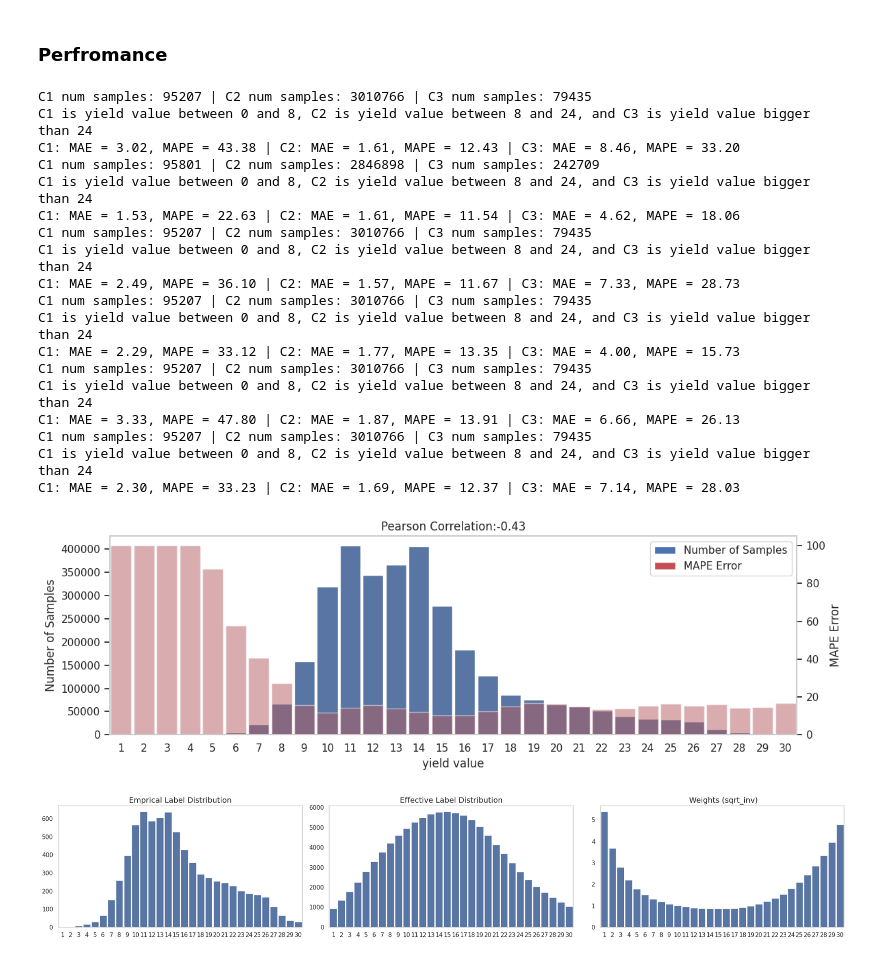
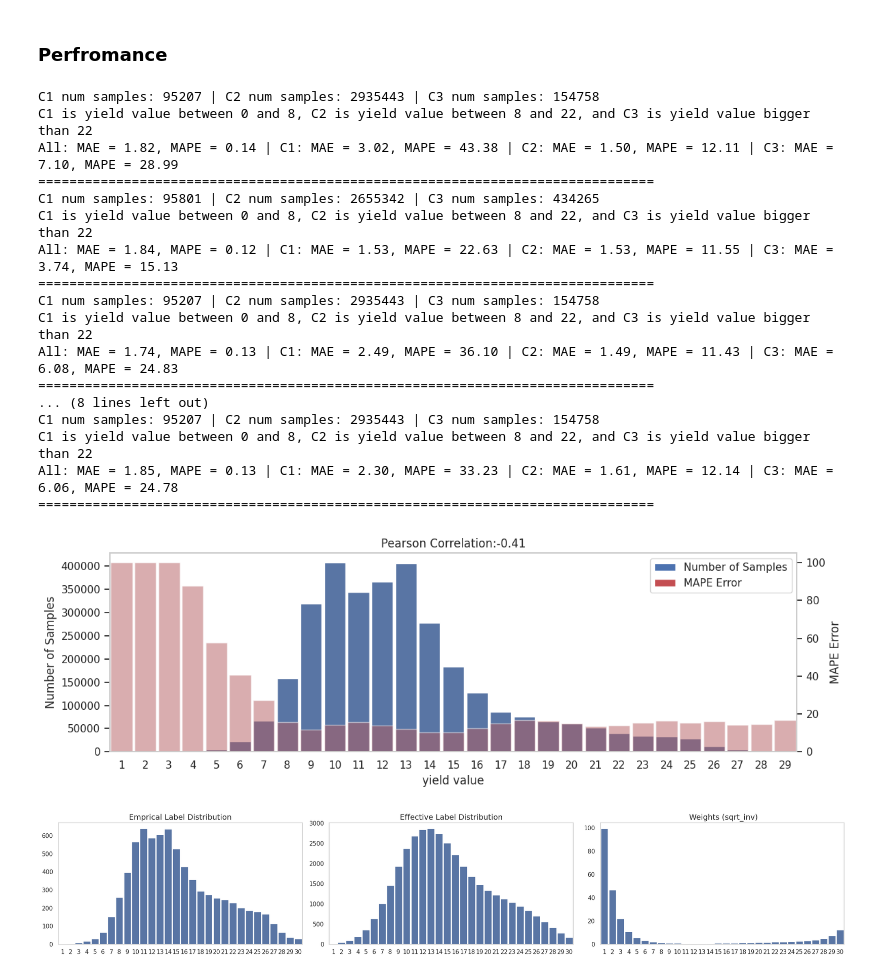
Before and after one commit to plant-ai-biophysics-lab/imbalance_deep_regression_yield_forecasting, a Jupyter notebook: Inference/DataLevel.ipynb, the cells around one changed output. Drawn from its saved outputs; the diff is of its cells as text; code cells hidden in the pictures.

```diff
--- a/Inference/DataLevel.ipynb
+++ b/Inference/DataLevel.ipynb
@@ -100,38 +100,40 @@ RGB_test_LDS_inv         = pd.read_csv('/data2/hkaman/Imbalance/EXPs/EXP_005_001
 RGB_test_LDS_inv_20_6    = pd.read_csv('/data2/hkaman/Imbalance/EXPs/EXP_006_001_05_RGB_LDSinv_20_6/006_001_05_RGB_LDSinv_20_6_test.csv',  index_col=0)
 RGB_test_LDS_sqinv_20_6    = pd.read_csv('/data2/hkaman/Imbalance/EXPs/EXP_007_001_05_RGB_LDS_sqinv_20_6/007_001_05_RGB_LDS_sqinv_20_6_test.csv',  index_col=0)
 # %%
-RGB_test_cost_vanilla_Output   = Inference.eval_on_three_main_label_range_pred(RGB_test_cost_vanilla, th1 = 8, th2 = 24)
-RGB_test_cost_sensitiv_Output  = Inference.eval_on_three_main_label_range_pred(RGB_test_cost_sensitive, th1 = 8, th2 = 24)
-RGB_test_LDS_sqinv_Output      = Inference.eval_on_three_main_label_range_pred(RGB_test_LDS_sqinv, th1 = 8, th2 = 24)
-RGB_test_LDS_inv_Output        = Inference.eval_on_three_main_label_range_pred(RGB_test_LDS_inv, th1 = 8, th2 = 24)
-RGB_test_LDS_inv_20_6_Output   = Inference.eval_on_three_main_label_range_pred(RGB_test_LDS_inv_20_6, th1 = 8, th2 = 24)
-RGB_test_LDS_sqinv_20_6_Output = Inference.eval_on_three_main_label_range_pred(RGB_test_LDS_sqinv_20_6, th1 = 8, th2 = 24)
+RGB_test_cost_vanilla_Output   = Inference.eval_on_three_main_label_range_pred(RGB_test_cost_vanilla, th1 = 8, th2 = 22)
+RGB_test_cost_sensitiv_Output  = Inference.eval_on_three_main_label_range_pred(RGB_test_cost_sensitive, th1 = 8, th2 = 22)
+RGB_test_LDS_sqinv_Output      = Inference.eval_on_three_main_label_range_pred(RGB_test_LDS_sqinv, th1 = 8, th2 = 22)
+RGB_test_LDS_inv_Output        = Inference.eval_on_three_main_label_range_pred(RGB_test_LDS_inv, th1 = 8, th2 = 22)
+RGB_test_LDS_inv_20_6_Output   = Inference.eval_on_three_main_label_range_pred(RGB_test_LDS_inv_20_6, th1 = 8, th2 = 22)
+RGB_test_LDS_sqinv_20_6_Output = Inference.eval_on_three_main_label_range_pred(RGB_test_LDS_sqinv_20_6, th1 = 8, th2 = 22)
 # %% [output]
-C1 num samples: 95207 | C2 num samples: 3010766 | C3 num samples: 79435
-C1 is yield value between 0 and 8, C2 is yield value between 8 and 24, and C3 is yield value bigger than 24
-C1: MAE = 3.02, MAPE = 43.38 | C2: MAE = 1.61, MAPE = 12.43 | C3: MAE = 8.46, MAPE = 33.20
-C1 num samples: 95801 | C2 num samples: 2846898 | C3 num samples: 242709
-C1 is yield value between 0 and 8, C2 is yield value between 8 and 24, and C3 is yield value bigger than 24
-C1: MAE = 1.53, MAPE = 22.63 | C2: MAE = 1.61, MAPE = 11.54 | C3: MAE = 4.62, MAPE = 18.06
-C1 num samples: 95207 | C2 num samples: 3010766 | C3 num samples: 79435
-C1 is yield value between 0 and 8, C2 is yield value between 8 and 24, and C3 is yield value bigger than 24
-C1: MAE = 2.49, MAPE = 36.10 | C2: MAE = 1.57, MAPE = 11.67 | C3: MAE = 7.33, MAPE = 28.73
-C1 num samples: 95207 | C2 num samples: 3010766 | C3 num samples: 79435
-C1 is yield value between 0 and 8, C2 is yield value between 8 and 24, and C3 is yield value bigger than 24
-C1: MAE = 2.29, MAPE = 33.12 | C2: MAE = 1.77, MAPE = 13.35 | C3: MAE = 4.00, MAPE = 15.73
-C1 num samples: 95207 | C2 num samples: 3010766 | C3 num samples: 79435
-C1 is yield value between 0 and 8, C2 is yield value between 8 and 24, and C3 is yield value bigger than 24
-C1: MAE = 3.33, MAPE = 47.80 | C2: MAE = 1.87, MAPE = 13.91 | C3: MAE = 6.66, MAPE = 26.13
-C1 num samples: 95207 | C2 num samples: 3010766 | C3 num samples: 79435
-C1 is yield value between 0 and 8, C2 is yield value between 8 and 24, and C3 is yield value bigger than 24
-C1: MAE = 2.30, MAPE = 33.23 | C2: MAE = 1.69, MAPE = 12.37 | C3: MAE = 7.14, MAPE = 28.03
+C1 num samples: 95207 | C2 num samples: 2935443 | C3 num samples: 154758
+C1 is yield value between 0 and 8, C2 is yield value between 8 and 22, and C3 is yield value bigger than 22
+All: MAE = 1.82, MAPE = 0.14 | C1: MAE = 3.02, MAPE = 43.38 | C2: MAE = 1.50, MAPE = 12.11 | C3: MAE = 7.10, MAPE = 28.99
+===============================================================================
+C1 num samples: 95801 | C2 num samples: 2655342 | C3 num samples: 434265
+C1 is yield value between 0 and 8, C2 is yield value between 8 and 22, and C3 is yield value bigger than 22
+All: MAE = 1.84, MAPE = 0.12 | C1: MAE = 1.53, MAPE = 22.63 | C2: MAE = 1.53, MAPE = 11.55 | C3: MAE = 3.74, MAPE = 15.13
+===============================================================================
+C1 num samples: 95207 | C2 num samples: 2935443 | C3 num samples: 154758
+C1 is yield value between 0 and 8, C2 is yield value between 8 and 22, and C3 is yield value bigger than 22
+All: MAE = 1.74, MAPE = 0.13 | C1: MAE = 2.49, MAPE = 36.10 | C2: MAE = 1.49, MAPE = 11.43 | C3: MAE = 6.08, MAPE = 24.83
+===============================================================================
+... (8 lines left out)
+C1 num samples: 95207 | C2 num samples: 2935443 | C3 num samples: 154758
+C1 is yield value between 0 and 8, C2 is yield value between 8 and 22, and C3 is yield value bigger than 22
+All: MAE = 1.85, MAPE = 0.13 | C1: MAE = 2.30, MAPE = 33.23 | C2: MAE = 1.61, MAPE = 12.14 | C3: MAE = 6.06, MAPE = 24.78
+===============================================================================
 # %%
-_ = utils.Erroe_hist_visulization_V2(RGB_test_LDS_inv)
+_ = Inference.Erroe_hist_visulization_V2(RGB_test_LDS_inv)
 # %% [output]
-[figure, old version]
+[figure, new version]
 # %%
 df = pd.read_csv('/data2/hkaman/Imbalance/EXPs/EXP_005_001_05_RGB_inv_LDS/coords/test.csv', index_col= 0)
-weights, labels_, effective_value, emperical_values, avg_weights = RWSampler.check_lds_reweighting_(df, rw_method = 'sqrt_inv', lds_ks = 20, lds_sigma = 6).return_pixelwise_weight()
+weights, labels_, effective_value, emperical_values, avg_weights = RWSampler.check_lds_reweighting_(df,
+                                                                    rw_method = 'sqrt_inv',
+                                                                    lds_ks = 10,
+                                                                    lds_sigma = 2).return_pixelwise_weight()
 _ = utils.triple_emp_effective_weights_hist_plot(emperical_values, effective_value, avg_weights, method = 'sqrt_inv')
 # %% [output]
-[figure, old version]
+[figure, new version]
```
Also changed, not shown: parts of 9 cells of this notebook, 5 other files.
